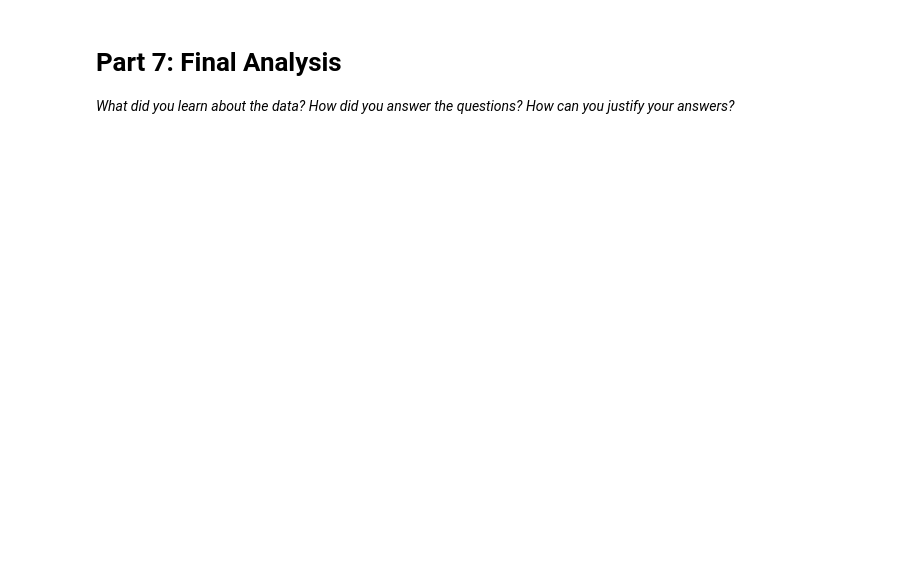
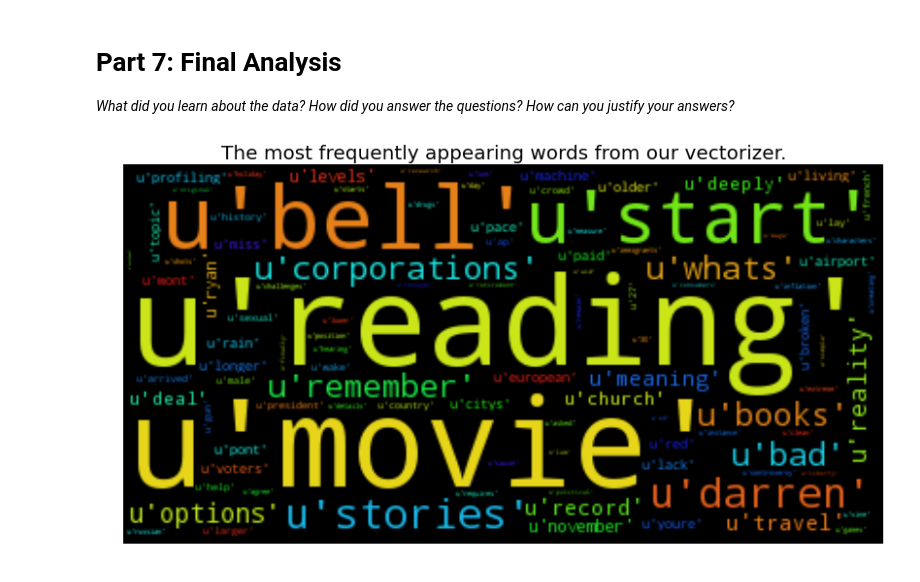
Before and after one commit to jombooth/slantparse, a Jupyter notebook: ProcessBook.ipynb, the cells around one changed output. Cells and saved outputs as stored; diff of their text form; code cells hidden in the pictures; blank space fills up the shorter version.

Commit message:
Added a word cloud of the vectorizer features!!!

```diff
--- a/ProcessBook.ipynb
+++ b/ProcessBook.ipynb
@@ -459,3 +461,20 @@ avg / total       0.80      0.80      0.80       406
 # Part 7: Final Analysis
 
 <i>What did you learn about the data? How did you answer the questions? How can you justify your answers? </i>
+# %%
+
+from os import path
+import matplotlib.pyplot as plt
+from wordcloud import WordCloud
+
+# cite: https://github.com/amueller/word_cloud
+words = tk.get_feature_names()
+wordcloud = WordCloud(background_color="black", max_words=100).generate(str(words))
+
+plt.figure(figsize = (14,16))
+plt.title("The most frequently appearing words from our vectorizer.", fontsize = 20)
+plt.imshow(wordcloud, )
+plt.axis("off")
+plt.show()
+# %% [output]
+[figure, added]
```
Also changed, not shown: parts of 3 cells of this notebook, 2 other files.
